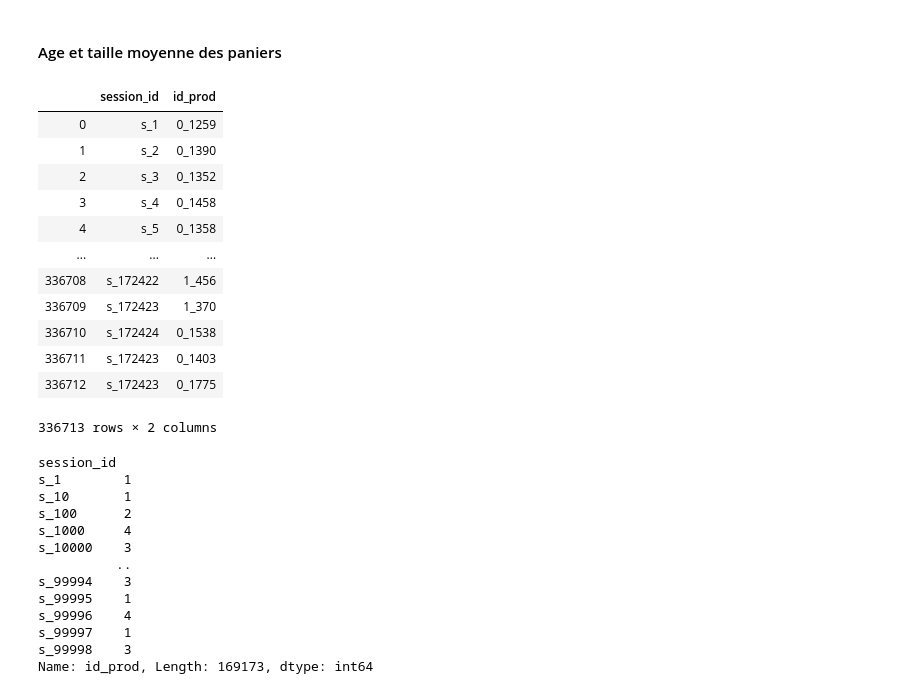
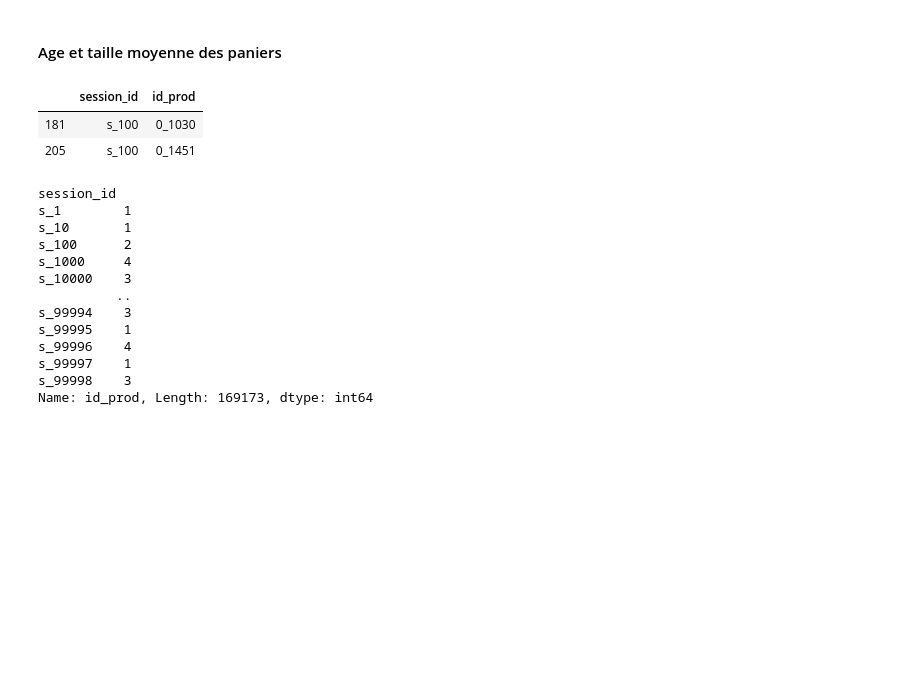
Before and after one commit to Sh4mSh4m/OCR_DA_proj4, a Jupyter notebook: Projet 4 - Analysez les ventes de votre entreprise.ipynb, the cells around one changed output. Drawn from its saved outputs; the diff is of its cells as text; code cells hidden in the pictures; blank space fills up the shorter version.

```diff
--- a/Projet 4 - Analysez les ventes de votre entreprise.ipynb
+++ b/Projet 4 - Analysez les ventes de votre entreprise.ipynb
@@ -1476,21 +1481,11 @@ merge sur client_id et on filtre sur derniere colonne
 #### Age et taille moyenne des paniers
 # %%
 basket_size = book.loc[:,['session_id', 'id_prod']]
-basket_size
+basket_size.loc[basket_size['session_id'] == 's_100']
 # %% [output]
 |  | session_id | id_prod |
-| 0 | s_1 | 0_1259 |
-| 1 | s_2 | 0_1390 |
-| 2 | s_3 | 0_1352 |
-| 3 | s_4 | 0_1458 |
-| 4 | s_5 | 0_1358 |
-| ... | ... | ... |
-| 336708 | s_172422 | 1_456 |
-| 336709 | s_172423 | 1_370 |
-| 336710 | s_172424 | 0_1538 |
-| 336711 | s_172423 | 0_1403 |
-| 336712 | s_172423 | 0_1775 |
+| 181 | s_100 | 0_1030 |
+| 205 | s_100 | 0_1451 |
-336713 rows × 2 columns
 # %%
 f_basket_size = basket_size.groupby('session_id')['id_prod'].count()
 f_basket_size
```
Also changed, not shown: parts of 13 cells of this notebook.
